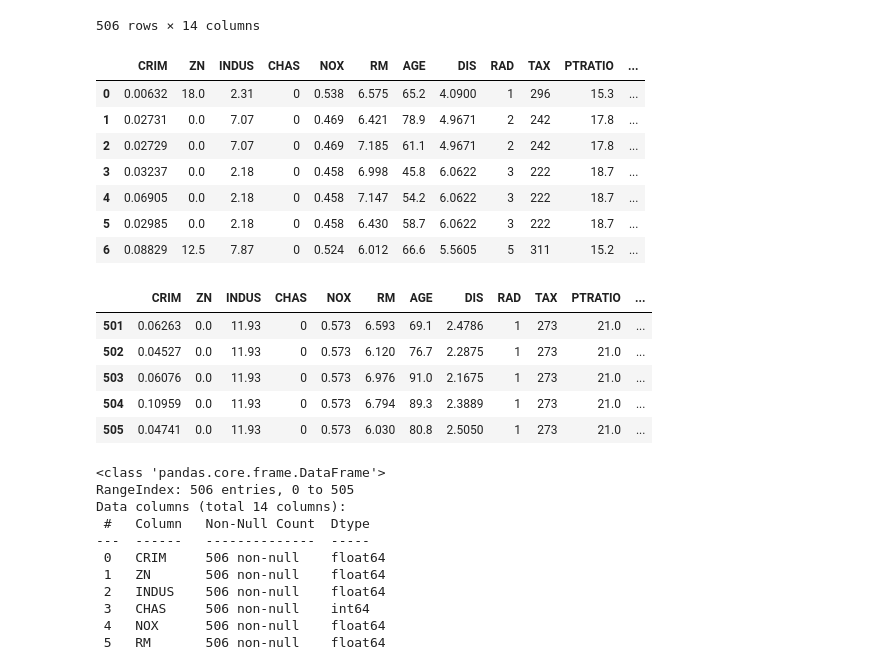
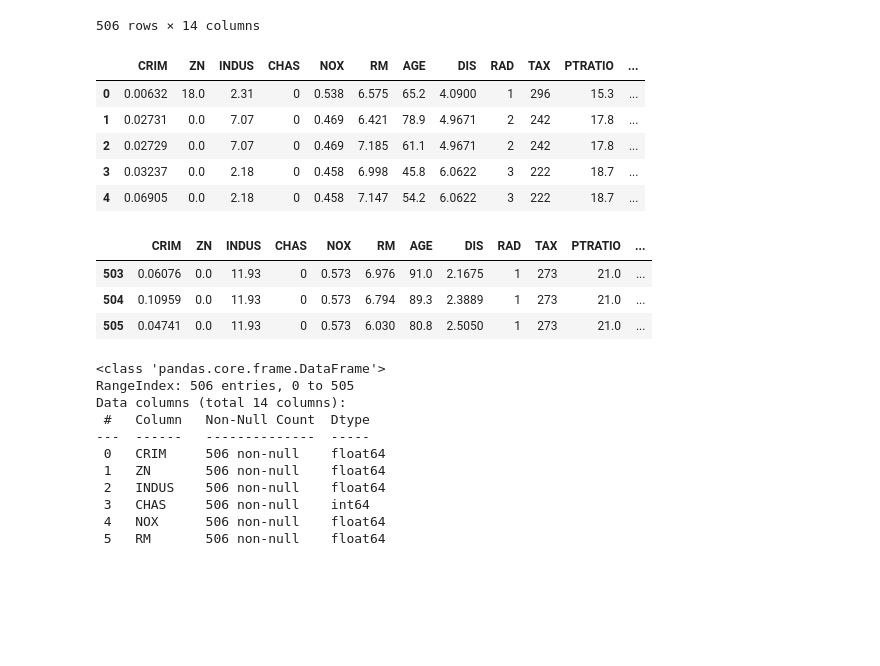
Before and after one commit to a-hamzah/ce-sml-regression-classification, a Jupyter notebook: aml-class/LAB2_AML.ipynb, the cells around one changed output. Cells and saved outputs as stored; diff of their text form; code cells hidden in the pictures; blank space fills up the shorter version.

```diff
--- a/aml-class/LAB2_AML.ipynb
+++ b/aml-class/LAB2_AML.ipynb
@@ -11,7 +11,7 @@ from sklearn.linear_model import LinearRegression       #to build linear regress
 from sklearn.model_selection import train_test_split    #for calling test_train_split function
 from sklearn.metrics import mean_squared_error          #for evaluating the performance of the model
 # %%
-data = pd.read_csv("/content/boston_house_prices.csv")  #Load data
+data = pd.read_csv("boston_house_prices.csv")  #Load data
 # %%
 #calling a few functions
 print(type(data))
@@ -34,22 +34,18 @@ data
 | 505 | 0.04741 | 0.0 | 11.93 | 0 | 0.573 | 6.030 | 80.8 | 2.5050 | 1 | 273 | 21.0 | ... |
 506 rows × 14 columns
 # %%
-data.head(7)
+data.head(5)
 # %% [output]
 |  | CRIM | ZN | INDUS | CHAS | NOX | RM | AGE | DIS | RAD | TAX | PTRATIO | ... |
 | 0 | 0.00632 | 18.0 | 2.31 | 0 | 0.538 | 6.575 | 65.2 | 4.0900 | 1 | 296 | 15.3 | ... |
 | 1 | 0.02731 | 0.0 | 7.07 | 0 | 0.469 | 6.421 | 78.9 | 4.9671 | 2 | 242 | 17.8 | ... |
 | 2 | 0.02729 | 0.0 | 7.07 | 0 | 0.469 | 7.185 | 61.1 | 4.9671 | 2 | 242 | 17.8 | ... |
 | 3 | 0.03237 | 0.0 | 2.18 | 0 | 0.458 | 6.998 | 45.8 | 6.0622 | 3 | 222 | 18.7 | ... |
 | 4 | 0.06905 | 0.0 | 2.18 | 0 | 0.458 | 7.147 | 54.2 | 6.0622 | 3 | 222 | 18.7 | ... |
-| 5 | 0.02985 | 0.0 | 2.18 | 0 | 0.458 | 6.430 | 58.7 | 6.0622 | 3 | 222 | 18.7 | ... |
-| 6 | 0.08829 | 12.5 | 7.87 | 0 | 0.524 | 6.012 | 66.6 | 5.5605 | 5 | 311 | 15.2 | ... |
 # %%
-data.tail()
+data.tail(3)
 # %% [output]
 |  | CRIM | ZN | INDUS | CHAS | NOX | RM | AGE | DIS | RAD | TAX | PTRATIO | ... |
-| 501 | 0.06263 | 0.0 | 11.93 | 0 | 0.573 | 6.593 | 69.1 | 2.4786 | 1 | 273 | 21.0 | ... |
-| 502 | 0.04527 | 0.0 | 11.93 | 0 | 0.573 | 6.120 | 76.7 | 2.2875 | 1 | 273 | 21.0 | ... |
 | 503 | 0.06076 | 0.0 | 11.93 | 0 | 0.573 | 6.976 | 91.0 | 2.1675 | 1 | 273 | 21.0 | ... |
 | 504 | 0.10959 | 0.0 | 11.93 | 0 | 0.573 | 6.794 | 89.3 | 2.3889 | 1 | 273 | 21.0 | ... |
 | 505 | 0.04741 | 0.0 | 11.93 | 0 | 0.573 | 6.030 | 80.8 | 2.5050 | 1 | 273 | 21.0 | ... |
```
Also changed, not shown: parts of 20 cells of this notebook.
